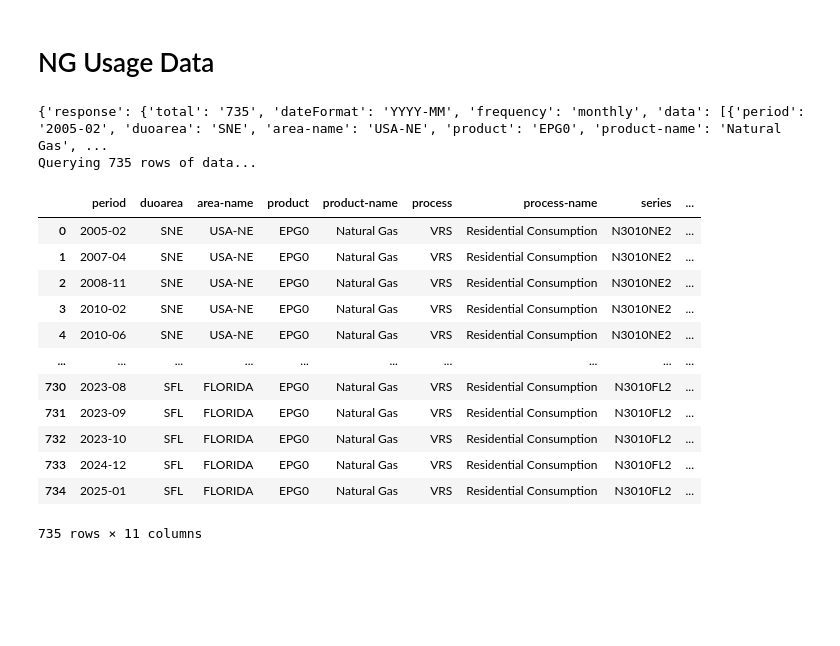
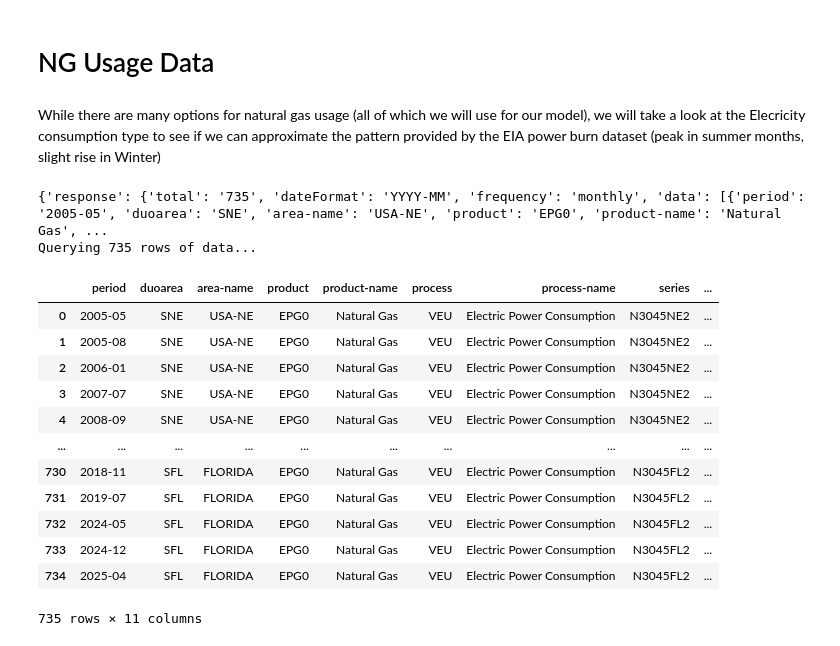
Before and after one commit to JCalago02/Nat-Gas-Model, a Jupyter notebook: notebooks/features.ipynb, the cells around one changed output. Cells and saved outputs as stored; diff of their text form; code cells hidden in the pictures; blank space fills up the shorter version.

```diff
--- a/notebooks/features.ipynb
+++ b/notebooks/features.ipynb
@@ -89,22 +86,24 @@ EDAPlots.generate_year_plot(power_gen_df, "Region_NG_Power_Gen_MWh", "Eastern Re
 # %% [markdown]
 # NG Usage Data
+# %% [markdown]
+While there are many options for natural gas usage (all of which we will use for our model), we will take a look at the Elecricity consumption type to see if we can approximate the pattern provided by the EIA power burn dataset (peak in summer months, slight rise in Winter)
 # %%
-usage_type = EIAConsumptionType.RESIDENTIAL
-df = data_puller.get_ng_usage_data(usage_type)
-df
+usage_type = EIAConsumptionType.ELECTRICITY
+elecricity_usage_df = data_puller.get_ng_usage_data(usage_type)
+elecricity_usage_df
 # %% [output]
-{'response': {'total': '735', 'dateFormat': 'YYYY-MM', 'frequency': 'monthly', 'data': [{'period': '2005-02', 'duoarea': 'SNE', 'area-name': 'USA-NE', 'product': 'EPG0', 'product-name': 'Natural Gas', ...
+{'response': {'total': '735', 'dateFormat': 'YYYY-MM', 'frequency': 'monthly', 'data': [{'period': '2005-05', 'duoarea': 'SNE', 'area-name': 'USA-NE', 'product': 'EPG0', 'product-name': 'Natural Gas', ...
 Querying 735 rows of data...
 |  | period | duoarea | area-name | product | product-name | process | process-name | series | ... |
-| 0 | 2005-02 | SNE | USA-NE | EPG0 | Natural Gas | VRS | Residential Consumption | N3010NE2 | ... |
-| 1 | 2007-04 | SNE | USA-NE | EPG0 | Natural Gas | VRS | Residential Consumption | N3010NE2 | ... |
-| 2 | 2008-11 | SNE | USA-NE | EPG0 | Natural Gas | VRS | Residential Consumption | N3010NE2 | ... |
-| 3 | 2010-02 | SNE | USA-NE | EPG0 | Natural Gas | VRS | Residential Consumption | N3010NE2 | ... |
-| 4 | 2010-06 | SNE | USA-NE | EPG0 | Natural Gas | VRS | Residential Consumption | N3010NE2 | ... |
+| 0 | 2005-05 | SNE | USA-NE | EPG0 | Natural Gas | VEU | Electric Power Consumption | N3045NE2 | ... |
+| 1 | 2005-08 | SNE | USA-NE | EPG0 | Natural Gas | VEU | Electric Power Consumption | N3045NE2 | ... |
+| 2 | 2006-01 | SNE | USA-NE | EPG0 | Natural Gas | VEU | Electric Power Consumption | N3045NE2 | ... |
+| 3 | 2007-07 | SNE | USA-NE | EPG0 | Natural Gas | VEU | Electric Power Consumption | N3045NE2 | ... |
+| 4 | 2008-09 | SNE | USA-NE | EPG0 | Natural Gas | VEU | Electric Power Consumption | N3045NE2 | ... |
 | ... | ... | ... | ... | ... | ... | ... | ... | ... | ... |
-| 730 | 2023-08 | SFL | FLORIDA | EPG0 | Natural Gas | VRS | Residential Consumption | N3010FL2 | ... |
-| 731 | 2023-09 | SFL | FLORIDA | EPG0 | Natural Gas | VRS | Residential Consumption | N3010FL2 | ... |
-| 732 | 2023-10 | SFL | FLORIDA | EPG0 | Natural Gas | VRS | Residential Consumption | N3010FL2 | ... |
-| 733 | 2024-12 | SFL | FLORIDA | EPG0 | Natural Gas | VRS | Residential Consumption | N3010FL2 | ... |
-| 734 | 2025-01 | SFL | FLORIDA | EPG0 | Natural Gas | VRS | Residential Consumption | N3010FL2 | ... |
+| 730 | 2018-11 | SFL | FLORIDA | EPG0 | Natural Gas | VEU | Electric Power Consumption | N3045FL2 | ... |
+| 731 | 2019-07 | SFL | FLORIDA | EPG0 | Natural Gas | VEU | Electric Power Consumption | N3045FL2 | ... |
+| 732 | 2024-05 | SFL | FLORIDA | EPG0 | Natural Gas | VEU | Electric Power Consumption | N3045FL2 | ... |
+| 733 | 2024-12 | SFL | FLORIDA | EPG0 | Natural Gas | VEU | Electric Power Consumption | N3045FL2 | ... |
+| 734 | 2025-04 | SFL | FLORIDA | EPG0 | Natural Gas | VEU | Electric Power Consumption | N3045FL2 | ... |
 735 rows × 11 columns
```
Also changed, not shown: parts of 15 cells of this notebook, 2 other files.
